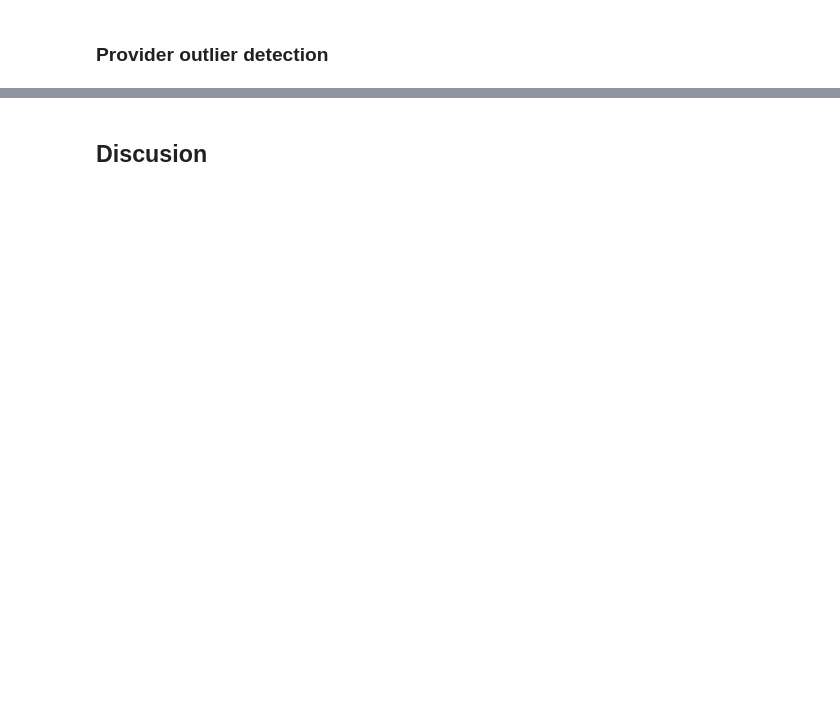
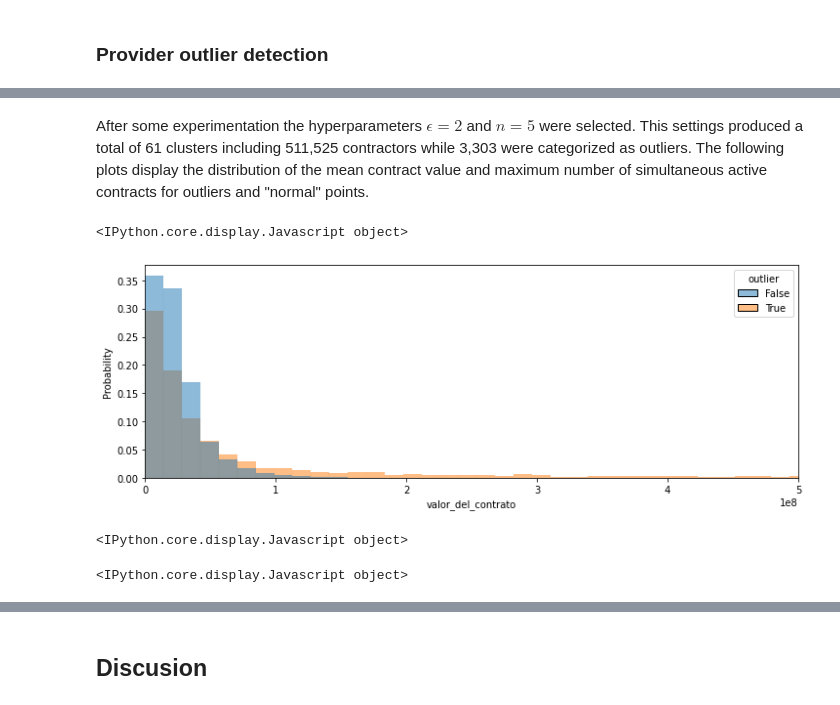
Before and after one commit to jcazuero94/PublicContractingColombia, a Jupyter notebook: notebooks/Report.ipynb, the cells around one changed output, grey strips where cells are left out. Drawn from its saved outputs; the diff is of its cells as text; code cells hidden in the pictures; blank space fills up the shorter version.

```diff
--- a/notebooks/Report.ipynb
+++ b/notebooks/Report.ipynb
@@ -360,0 +378,38 @@ A random forest regressor was also constructed using the TfIdf vectorization. Th
+# %% [markdown]
+After some experimentation the hyperparameters $\epsilon=2$ and $n=5$ were selected. This settings produced a total of 61 clusters including 511,525 contractors while 3,303 were categorized as outliers. The following plots display the distribution of the mean contract value and maximum number of simultaneous active contracts for outliers and "normal" points.
+# %%
+df_contractors = catalog.load("df_clusters_contractors")
+df_contractors["outlier"] = df_contractors["cluster"] == -1
+df_contractors["valor_del_contrato"] = df_contractors[
+    "log_valor_del_contrato_mean"
+].apply(np.exp)
+# %% [output]
+<IPython.core.display.Javascript object>
+# %%
+fig, ax = plt.subplots()
+sns.histplot(
+    data=df_contractors,
+    x="valor_del_contrato",
+    bins=5500,
+    hue="outlier",
+    stat="probability",
+    common_norm=False,
+    ax=ax,
+    multiple="layer",
+)
+ax.set_xlim(0, 500000000)
+fig.set_size_inches(12, 4)
+# %% [output]
+[figure, added]
+<IPython.core.display.Javascript object>
+# %%
+df_contractors.rename(
+    {
+        "date_duration_max_open_contracts": "max_active_contracts",
+        "index_count": "number_contracts",
+    },
+    axis=1,
+    inplace=True,
+)
+# %% [output]
+<IPython.core.display.Javascript object>
```
Also changed, not shown: parts of 19 cells of this notebook, 21 other files.
